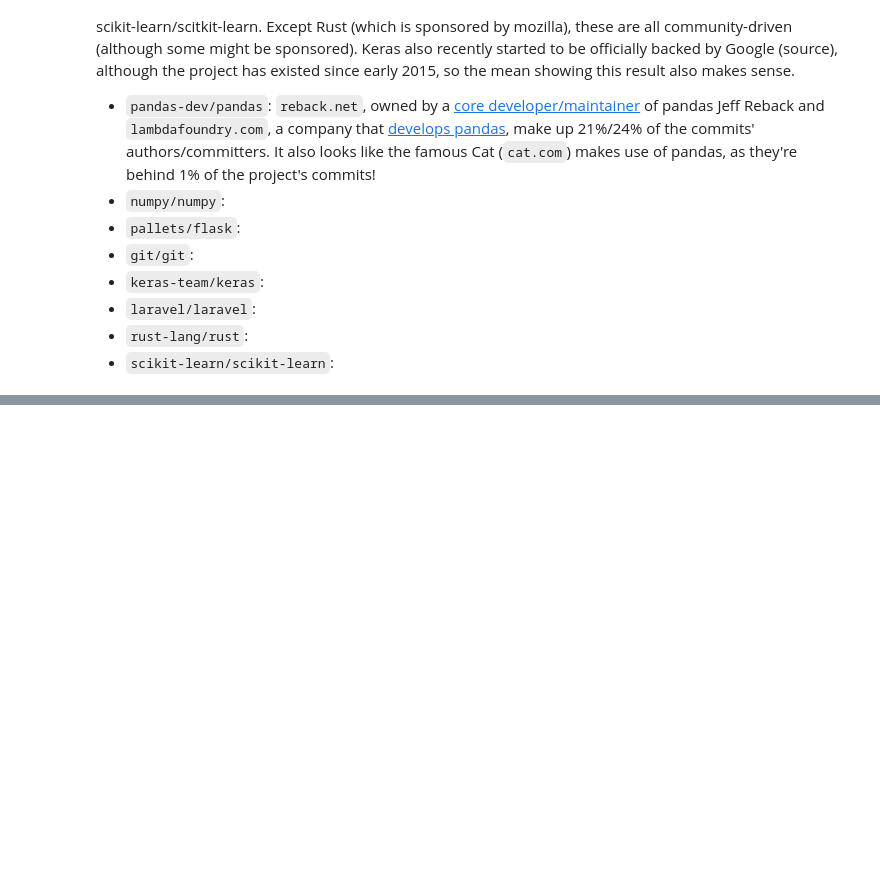
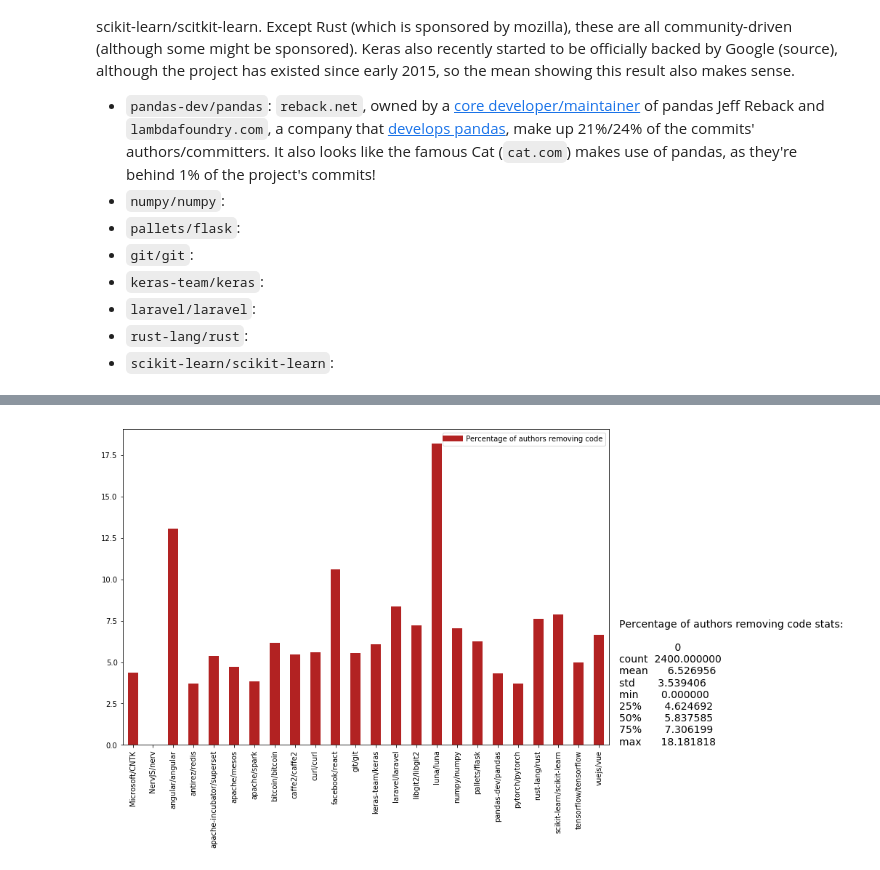
Before and after one commit to GermainZ/AppliedDataAnalysisProject, a Jupyter notebook: data_pipeline.ipynb, the cells around one changed output, grey strips where cells are left out. Saved outputs shown, nothing was run; the diff lists cells and outputs as text; code cells hidden in the pictures; blank space fills up the shorter version.

```diff
--- a/data_pipeline.ipynb
+++ b/data_pipeline.ipynb
@@ -1316,0 +1315,16 @@ commits_df[commits_df.committer_email.str.endswith('reback.net')]
+# %%
+# calculate net difference in number of lines per commit
+commits_df['net_diff_lines'] = commits_df['loc_d'] - commits_df['loc_i']
+# calculate the number of lines changed for each author over all his commits
+net_per_author = commits_df[(commits_df['loc_d'] != 0) & (commits_df['loc_i'] != 0)].groupby(['project','author_name']).net_diff_lines.sum()
+
+# calculate total number of lines changed per author (loc_d + loc_i)
+commits_df['total_lines'] = commits_df['loc_d'] + commits_df['loc_i']
+# get the number of lines changed for each author over all his commits
+total_per_author = commits_df[(commits_df['loc_d'] != 0) & (commits_df['loc_i'] != 0)].groupby(['project','author_name']).total_lines.sum()
+# %%
+# join the data into a dataframe with author name for index
+res = pd.DataFrame(net_per_author.values, index = net_per_author.index, columns = ['net_per_author'])
+res['total_per_author_10_%'] = total_per_author.values * 0.1
+res['decision'] = res['total_per_author_10_%'] - res['net_per_author']
+res.head()
@@ -1316,0 +1339,17 @@ commits_df[commits_df.committer_email.str.endswith('reback.net')]
+# %%
+# compute the proportion of authors per project with a tendency to remove code
+role_prop = dict()
+for project in projects:
+    if(res['decision'][res['decision'] > 0][project].shape[0] == res['decision'][project].shape[0]):
+        role_prop[project] = 0
+    else:
+        role_prop[project] = res['decision'][res['decision'] <= 0][project].shape[0] / res['decision'][project].shape[0]
+# %%
+# show description of the result and bar chart of the proportion per project
+(pd.DataFrame(role_prop, index = [0])*100).T.plot(kind = 'bar', figsize = (12,8), color='#B22222');
+custom_lines = [Line2D([0], [0], color='#B22222', lw=8)]
+plt.legend(custom_lines, ['Percentage of authors removing code'])
+plt.text(24, 0, 'Percentage of authors removing code stats:\n\n{}'.format(
+   pd.DataFrame(role_prop, index = [0]).T.describe()*100), fontsize=14);
+# %% [output]
+[figure, added]
```
Also changed, not shown: parts of 42 cells of this notebook.
